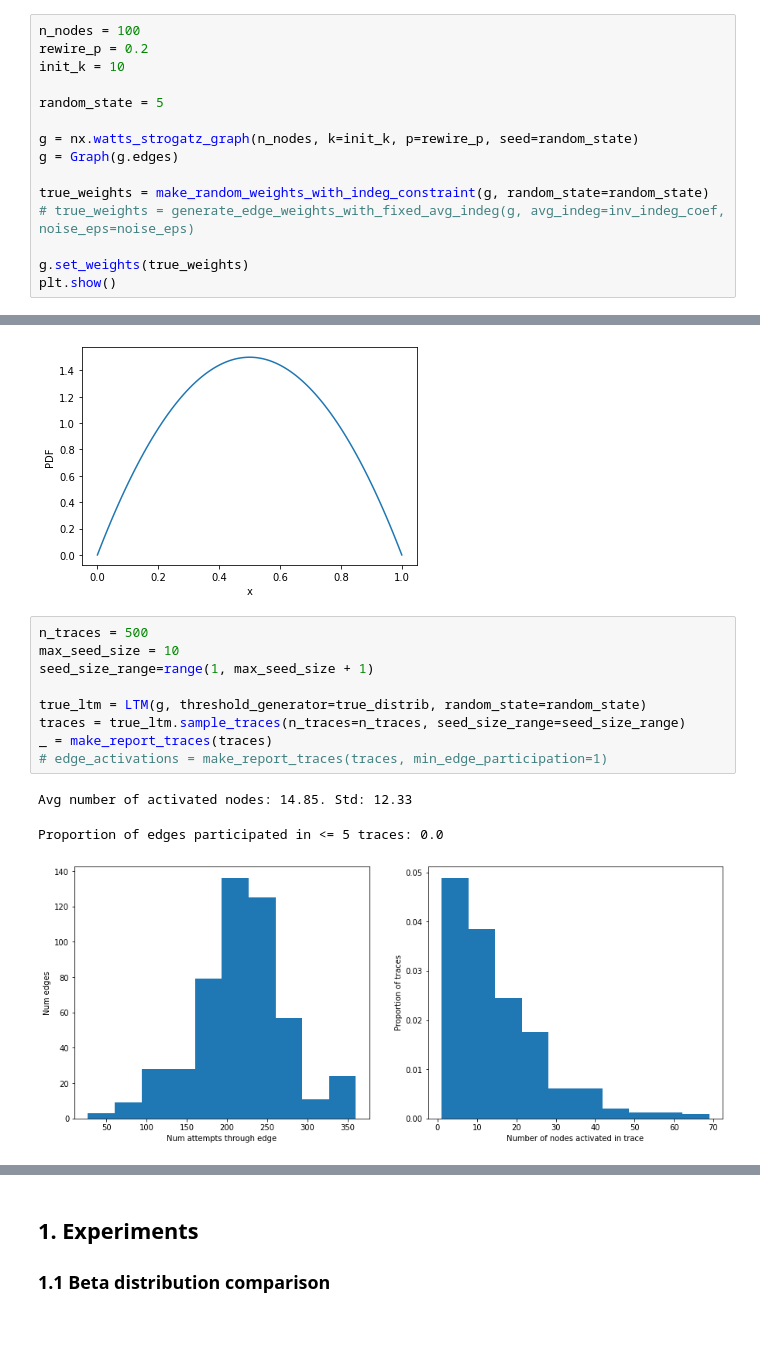
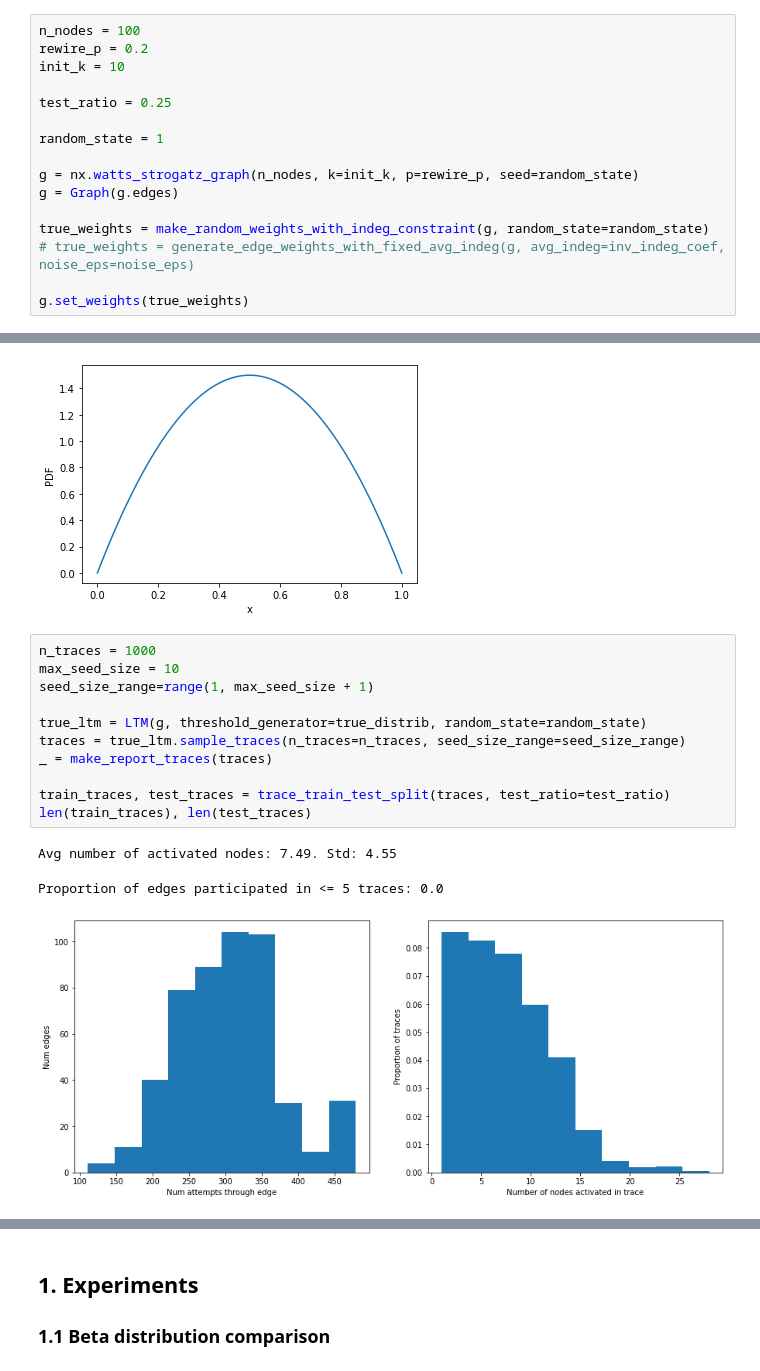
Before and after one commit to AlexanderKagan/gltm_experiments, a Jupyter notebook: beta_ab_comparison/beta_gltm_comparison-watts.ipynb, the cells around one changed output, grey strips where cells are left out. Cells and saved outputs as stored; diff of their text form; blank space fills up the shorter version.

```diff
--- a/beta_ab_comparison/beta_gltm_comparison-watts.ipynb
+++ b/beta_ab_comparison/beta_gltm_comparison-watts.ipynb
@@ -31,7 +31,9 @@ n_nodes = 100
 rewire_p = 0.2
 init_k = 10
 
-random_state = 5
+test_ratio = 0.25
+
+random_state = 1
 
 g = nx.watts_strogatz_graph(n_nodes, k=init_k, p=rewire_p, seed=random_state)
 g = Graph(g.edges)
@@ -40,4 +42,3 @@ true_weights = make_random_weights_with_indeg_constraint(g, random_state=random_
 # true_weights = generate_edge_weights_with_fixed_avg_indeg(g, avg_indeg=inv_indeg_coef, noise_eps=noise_eps)
 
 g.set_weights(true_weights)
-plt.show()
@@ -49,15 +52,17 @@ mean = true_distrib.mean()
 # %% [output]
 [figure]
 # %%
-n_traces = 500
+n_traces = 1000
 max_seed_size = 10
 seed_size_range=range(1, max_seed_size + 1)
 
 true_ltm = LTM(g, threshold_generator=true_distrib, random_state=random_state)
 traces = true_ltm.sample_traces(n_traces=n_traces, seed_size_range=seed_size_range)
 _ = make_report_traces(traces)
-# edge_activations = make_report_traces(traces, min_edge_participation=1)
+
+train_traces, test_traces = trace_train_test_split(traces, test_ratio=test_ratio)
+len(train_traces), len(test_traces)
 # %% [output]
-Avg number of activated nodes: 14.85. Std: 12.33
+Avg number of activated nodes: 7.49. Std: 4.55
 Proportion of edges participated in <= 5 traces: 0.0
-[figure, old version]
+[figure, new version]
```
Also changed, not shown: parts of 12 cells of this notebook, 6 other files.
